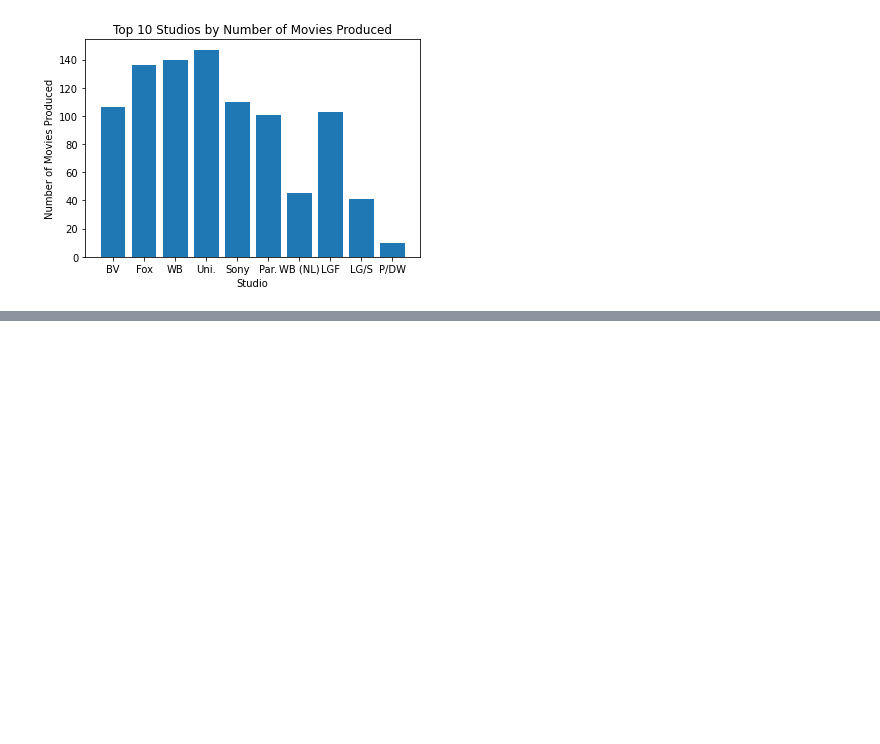
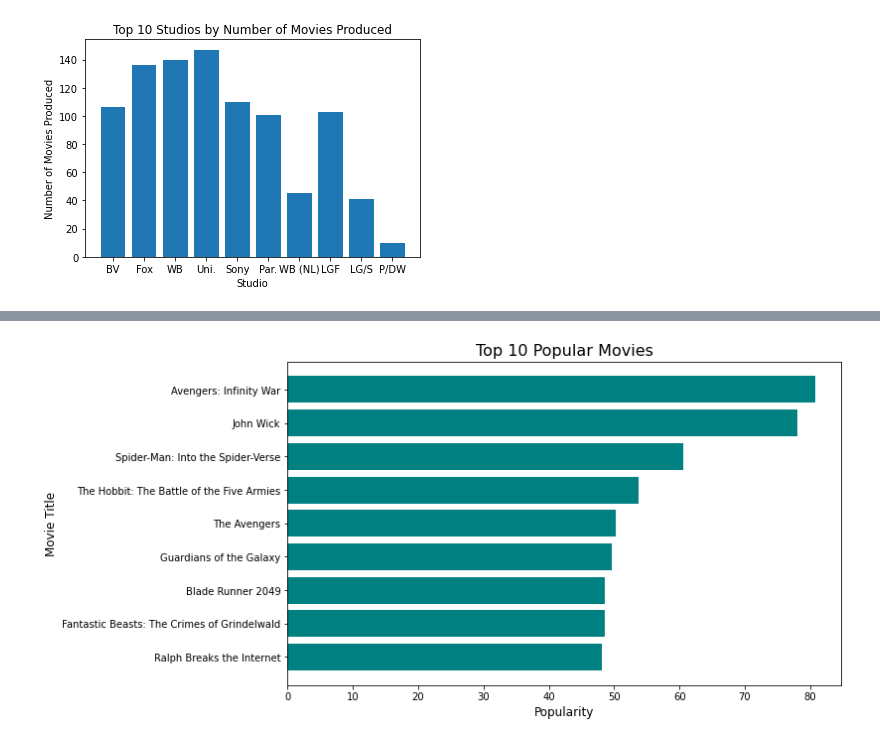
Before and after one commit to kenjuma/Microsoft-New-Movie-Studio, a Jupyter notebook: student.ipynb, the cells around one changed output, grey strips where cells are left out. Cells and saved outputs as stored; diff of their text form; code cells hidden in the pictures; blank space fills up the shorter version.

```diff
--- a/student.ipynb
+++ b/student.ipynb
@@ -383,0 +485,26 @@ P/DW     5.076500e+09     10
+# %%
+import matplotlib.pyplot as plt
+
+# Sort the dataframe by popularity and get the top 10 movies
+top_10_movies = tmdb_movies_df.sort_values(by='popularity', ascending=False)[:10]
+
+# Get the movie titles and popularity values as lists
+movie_titles = top_10_movies['original_title'].tolist()
+popularity_values = top_10_movies['popularity'].tolist()
+
+# Create a horizontal bar chart
+fig, ax = plt.subplots(figsize=(10, 6))
+ax.barh(movie_titles, popularity_values, color='teal')
+
+# Add title and axis labels
+ax.set_title('Top 10 Popular Movies', fontsize=16)
+ax.set_xlabel('Popularity', fontsize=12)
+ax.set_ylabel('Movie Title', fontsize=12)
+
+# Invert the y-axis to show the most popular movies at the top
+ax.invert_yaxis()
+
+# Show the plot
+plt.show()
+# %% [output]
+[figure, added]
```
Also changed, not shown: parts of 16 cells of this notebook.
